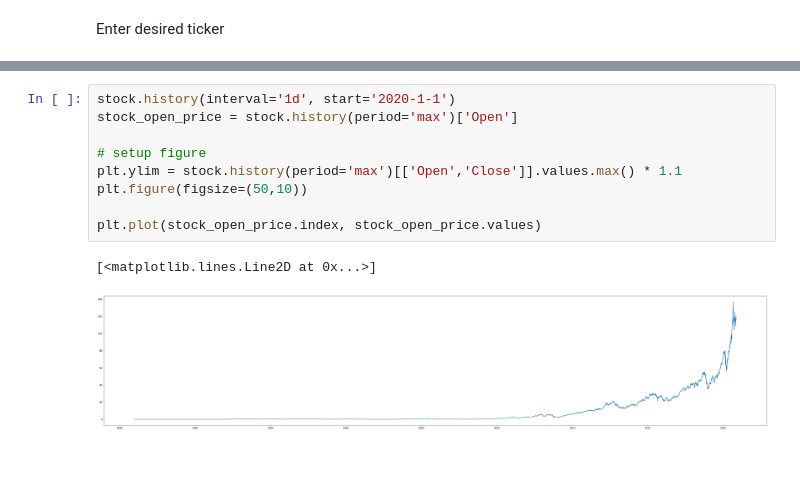
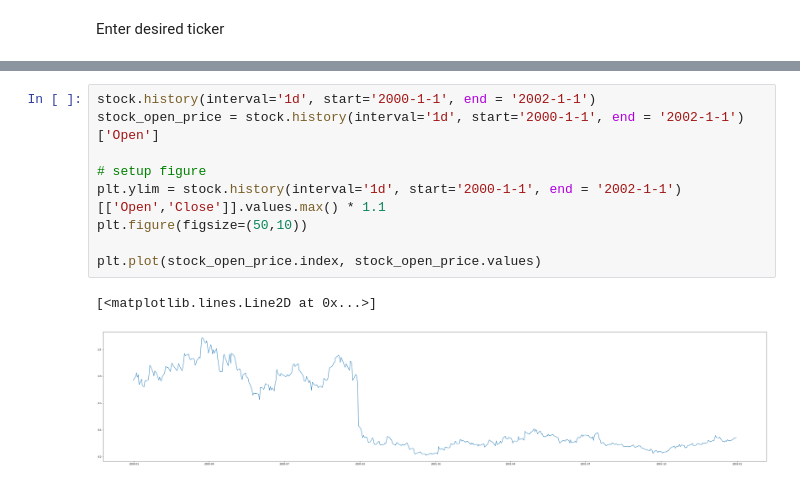
Before and after one commit to Sommerli/stock-prediction, a Jupyter notebook: stock_prediction.ipynb, the cells around one changed output, grey strips where cells are left out. Saved outputs shown, nothing was run; the diff lists cells and outputs as text.

```diff
--- a/stock_prediction.ipynb
+++ b/stock_prediction.ipynb
@@ -113,12 +116,12 @@ stock2
 # %%
-stock.history(interval='1d', start='2020-1-1')
-stock_open_price = stock.history(period='max')['Open']
+stock.history(interval='1d', start='2000-1-1', end = '2002-1-1')
+stock_open_price = stock.history(interval='1d', start='2000-1-1', end = '2002-1-1')['Open']
 
 # setup figure
-plt.ylim = stock.history(period='max')[['Open','Close']].values.max() * 1.1
+plt.ylim = stock.history(interval='1d', start='2000-1-1', end = '2002-1-1')[['Open','Close']].values.max() * 1.1
 plt.figure(figsize=(50,10))
 
 plt.plot(stock_open_price.index, stock_open_price.values)
 # %% [output]
 [<matplotlib.lines.Line2D at 0x...>]
-[figure, old version]
+[figure, new version]
```
Also changed, not shown: parts of 7 cells of this notebook.
